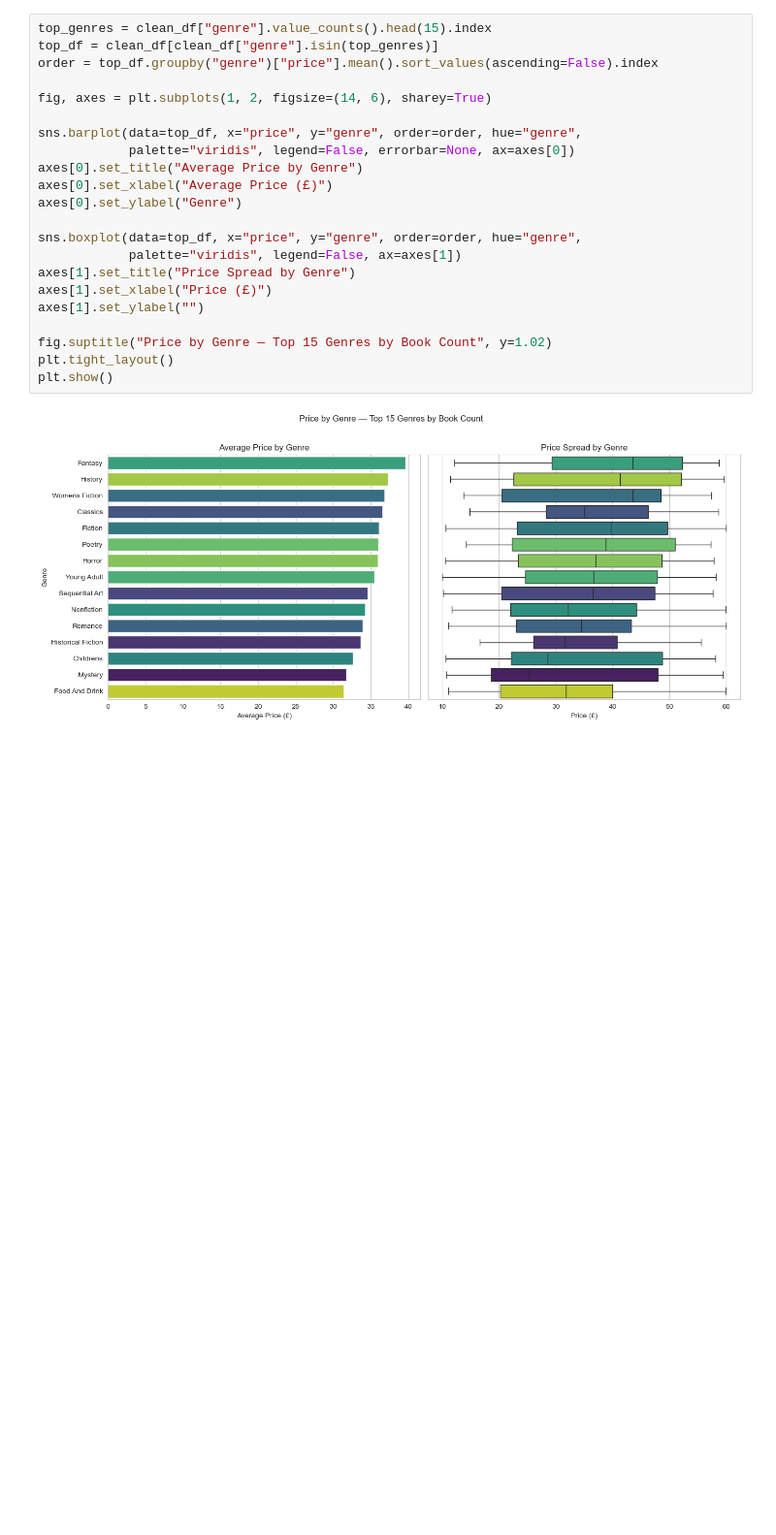
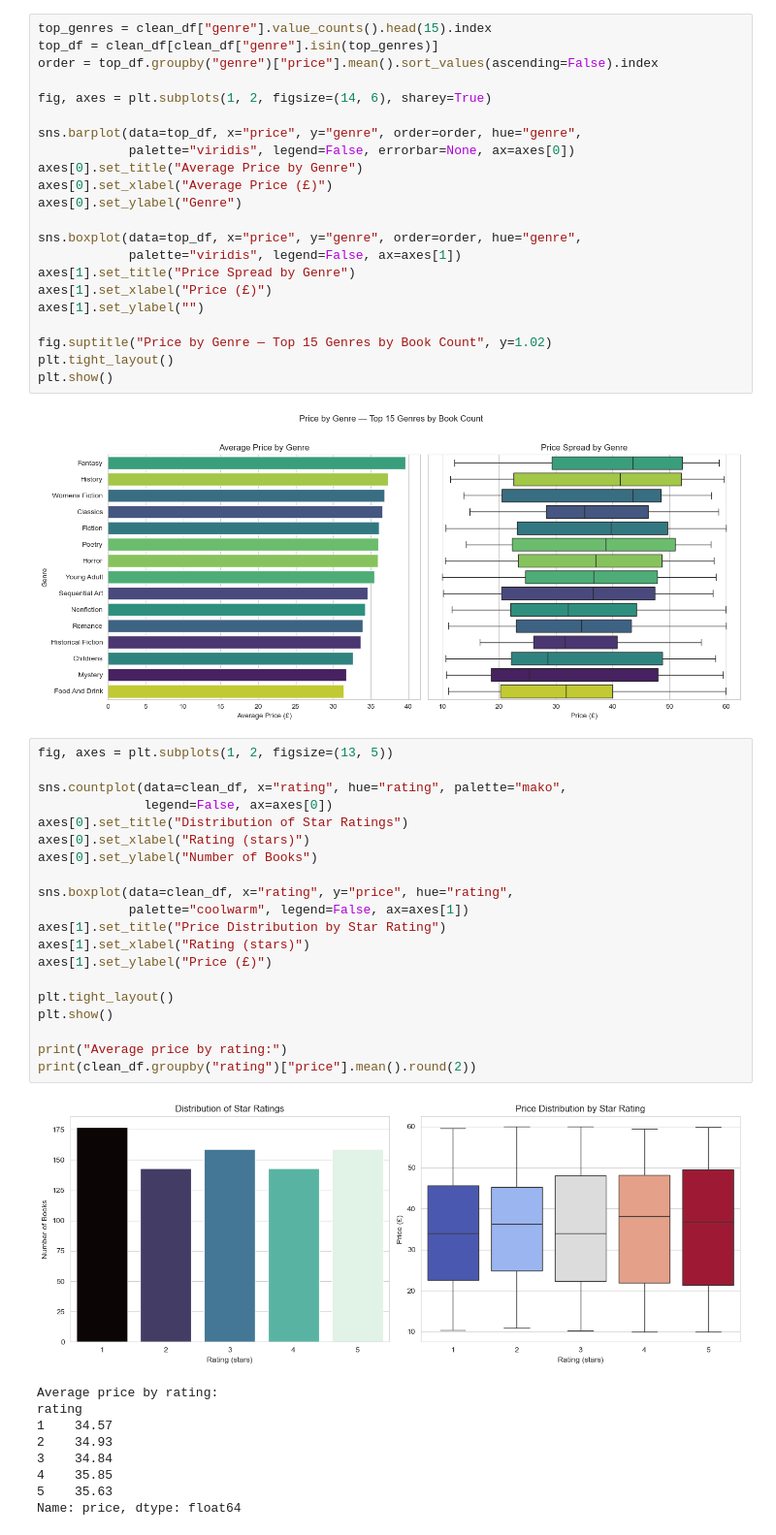
Before and after one commit to Thembelihle-tech/BookMarket_Analysis, a Jupyter notebook: Book_Market_Analysis.ipynb, the cells around one changed output. Shown at 97% size. Saved outputs shown, nothing was run; the diff lists cells and outputs as text; blank space fills up the shorter version.

Commit message:
Ranting: distribution and relationship with the price.

```diff
--- a/Book_Market_Analysis.ipynb
+++ b/Book_Market_Analysis.ipynb
@@ -379,3 +379,33 @@ plt.tight_layout()
 plt.show()
 # %% [output]
 [figure]
+# %%
+fig, axes = plt.subplots(1, 2, figsize=(13, 5))
+
+sns.countplot(data=clean_df, x="rating", hue="rating", palette="mako",
+              legend=False, ax=axes[0])
+axes[0].set_title("Distribution of Star Ratings")
+axes[0].set_xlabel("Rating (stars)")
+axes[0].set_ylabel("Number of Books")
+
+sns.boxplot(data=clean_df, x="rating", y="price", hue="rating",
+            palette="coolwarm", legend=False, ax=axes[1])
+axes[1].set_title("Price Distribution by Star Rating")
+axes[1].set_xlabel("Rating (stars)")
+axes[1].set_ylabel("Price (£)")
+
+plt.tight_layout()
+plt.show()
+
+print("Average price by rating:")
+print(clean_df.groupby("rating")["price"].mean().round(2))
+# %% [output]
+[figure, added]
+Average price by rating:
+rating
+1    34.57
+2    34.93
+3    34.84
+4    35.85
+5    35.63
+Name: price, dtype: float64
```
